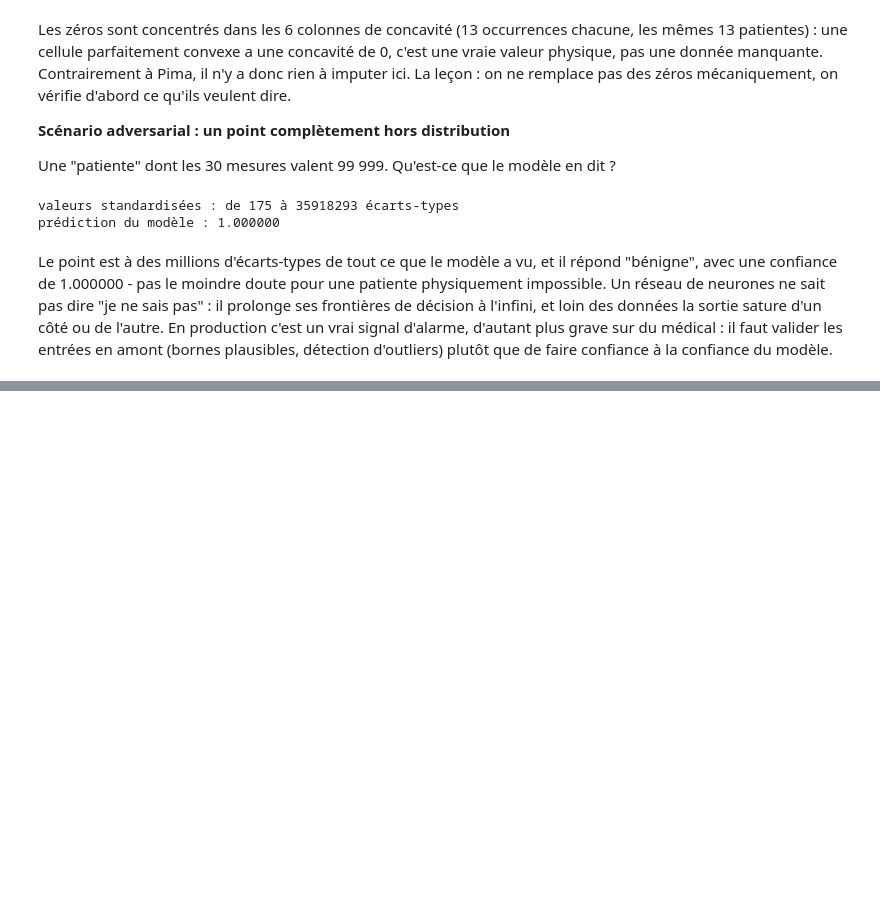
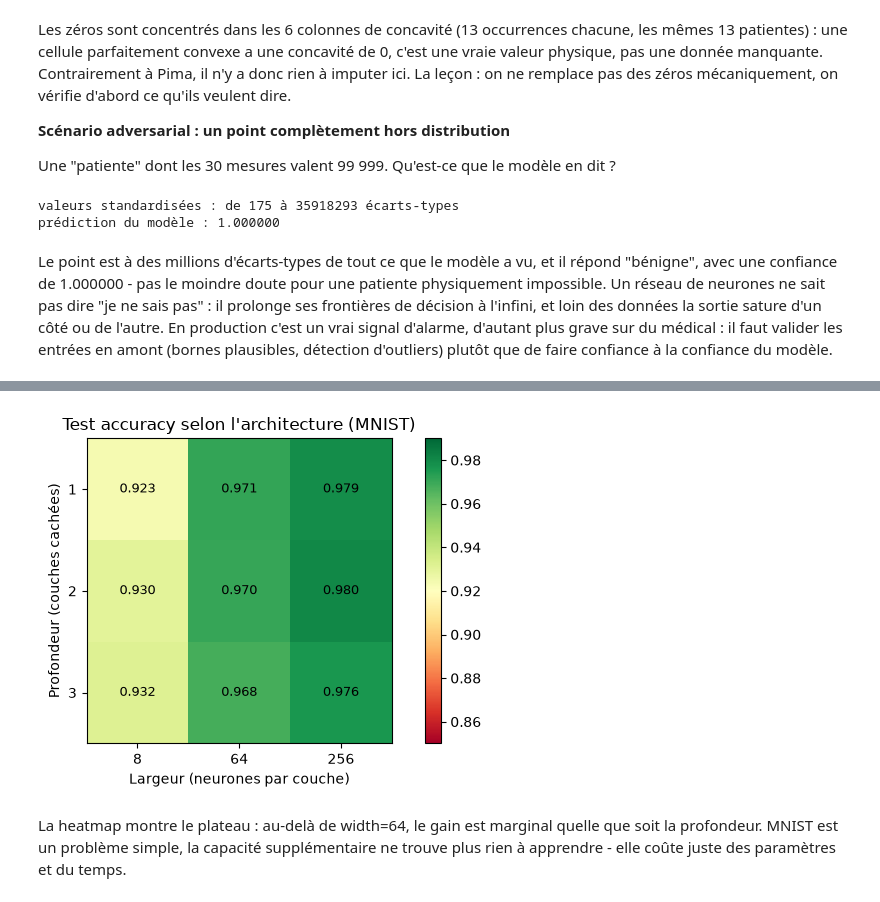
Before and after one commit to TheoKraichette/deeplearning-j1-pmc-from-scratch-Theo-KRAICHETTE, a Jupyter notebook: pmc_from_scratch.ipynb, the cells around one changed output, grey strips where cells are left out. Drawn from its saved outputs; the diff is of its cells as text; code cells hidden in the pictures; blank space fills up the shorter version.

Commit message:
phase9: ablation study depth x width, heatmap accuracy, plateau identifie

```diff
--- a/pmc_from_scratch.ipynb
+++ b/pmc_from_scratch.ipynb
@@ -998,0 +1043,5 @@ Le point est à des millions d'écarts-types de tout ce que le modèle a vu, et
+# %%
+print(f"{'Depth':5s} | {'Width':5s} | {'Params':>9s} | {'Test acc':8s} | {'Val loss':8s} | {'Epoch >95%':10s} | {'Temps (s)':9s}")
+print("-" * 72)
+for r in results_ab:
+    print(f"{r['depth']:5d} | {r['width']:5d} | {r['n_params']:>9,} | {r['test_accuracy']:8.4f} | {r['val_loss_final']:8.4f} | {str(r['epoch_95']):10s} | {r['train_time_s']:9.0f}")
@@ -998,0 +1060,22 @@ Le point est à des millions d'écarts-types de tout ce que le modèle a vu, et
+# %%
+acc_grid = np.array([
+    [r['test_accuracy'] for r in results_ab if r['depth'] == d] for d in depths
+])
+fig, ax = plt.subplots(figsize=(7, 4))
+im = ax.imshow(acc_grid, cmap='RdYlGn', vmin=0.85, vmax=0.99)
+ax.set_xticks(range(len(widths))); ax.set_xticklabels(widths)
+ax.set_yticks(range(len(depths))); ax.set_yticklabels(depths)
+ax.set_xlabel("Largeur (neurones par couche)")
+ax.set_ylabel("Profondeur (couches cachées)")
+ax.set_title("Test accuracy selon l'architecture (MNIST)")
+for i in range(len(depths)):
+    for j in range(len(widths)):
+        ax.text(j, i, f"{acc_grid[i, j]:.3f}", ha='center', va='center', fontsize=9)
+plt.colorbar(im)
+plt.tight_layout()
+plt.savefig("phase9_ablation_heatmap.png", dpi=100, bbox_inches='tight')
+plt.show()
+# %% [output]
+[figure, added]
+# %% [markdown]
+La heatmap montre le plateau : au-delà de width=64, le gain est marginal quelle que soit la profondeur. MNIST est un problème simple, la capacité supplémentaire ne trouve plus rien à apprendre - elle coûte juste des paramètres et du temps.
```
Also changed, not shown: parts of 26 cells of this notebook, 6 other files.
